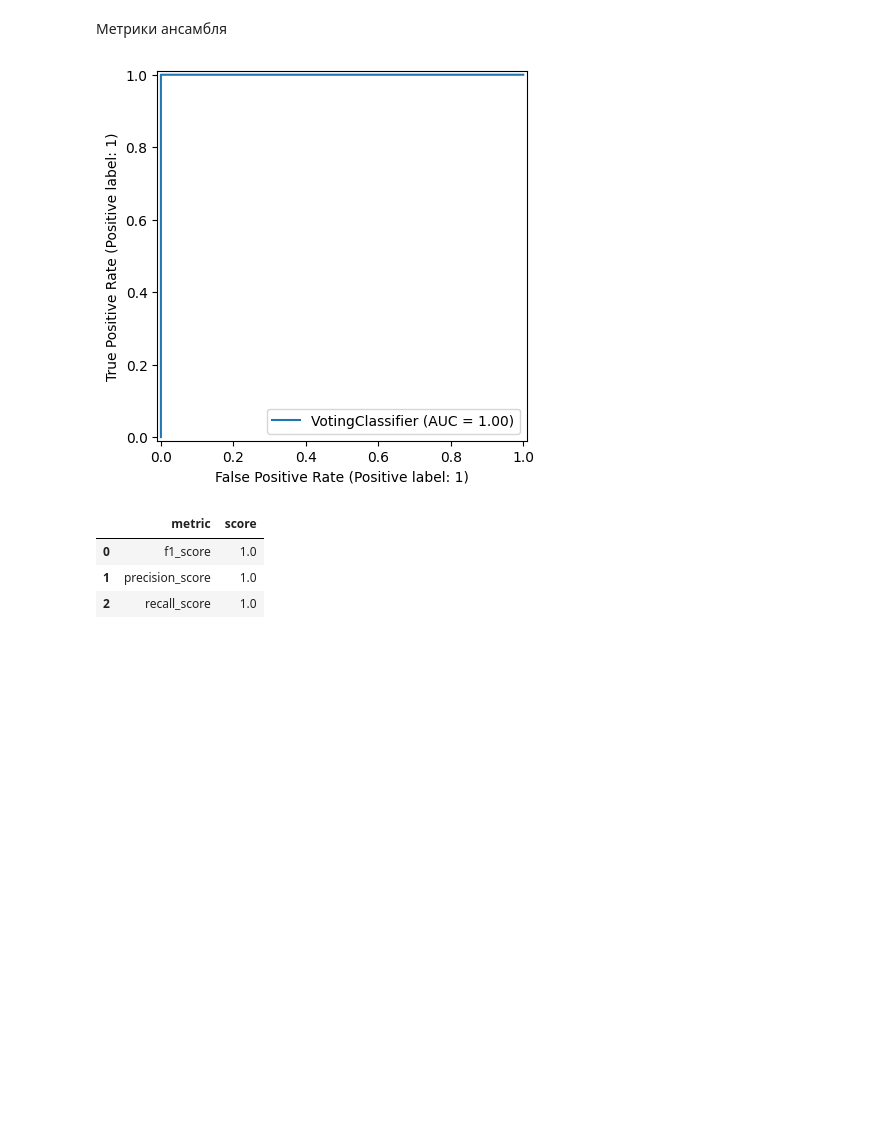
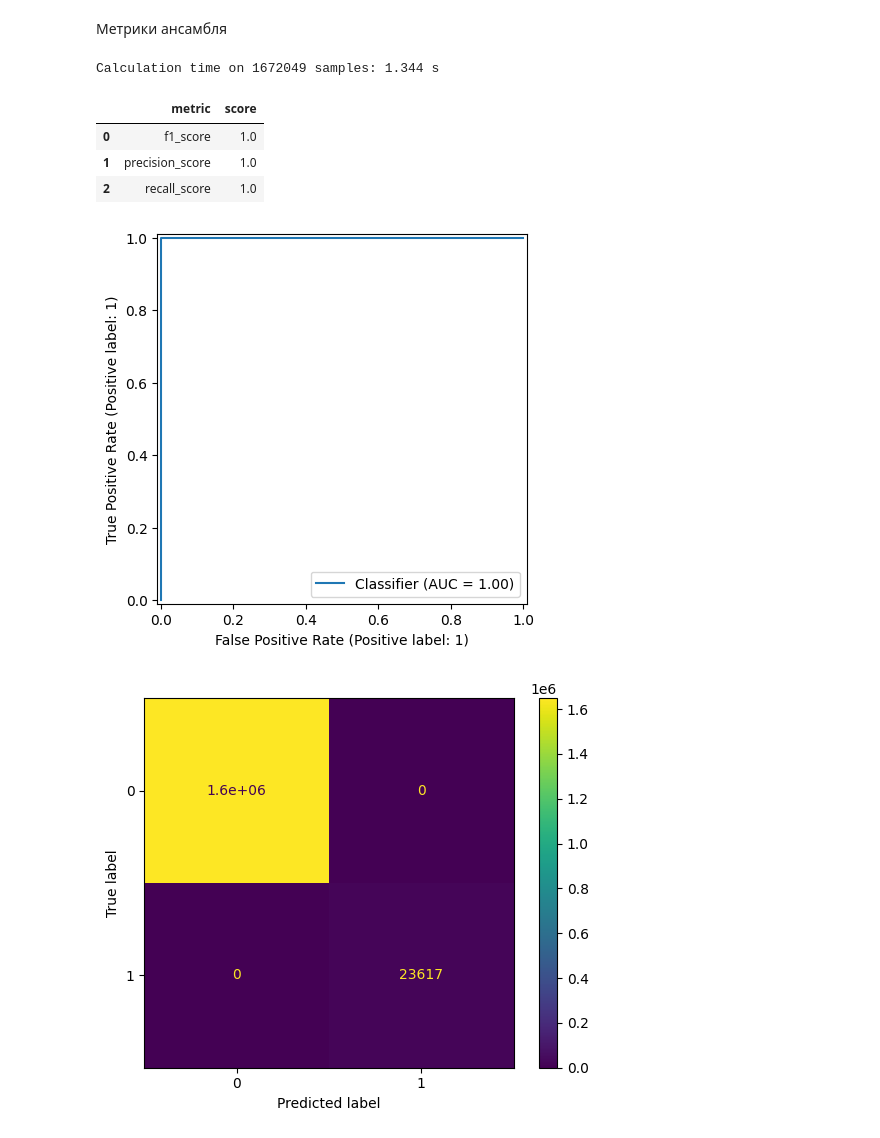
Before and after one commit to zibestr/AI-Hackathon-SFD, a Jupyter notebook: main.ipynb, the cells around one changed output. Drawn from its saved outputs; the diff is of its cells as text; code cells hidden in the pictures; blank space fills up the shorter version.

```diff
--- a/main.ipynb
+++ b/main.ipynb
@@ -587,25 +587,30 @@ Fold: 5, F1 score: 1.00000
 Метрики ансамбля
 # %%
 from sklearn.metrics import f1_score, precision_score, recall_score
+from time import time
 
 
 metrics = [
     f1_score,
     precision_score,
     recall_score
 ]
 
-RocCurveDisplay.from_estimator(clf, X, y)
-plt.show()
+start_time = time()
+y_pred = clf.predict(X)
+print(f'Calculation time on {y.size} samples: {(time() - start_time):.3f} s')
 
-y_pred = clf.predict(X)
+RocCurveDisplay.from_predictions(y, y_pred)
+ConfusionMatrixDisplay.from_predictions(y, y_pred)
 pd.DataFrame({
     'metric': [metric.__name__ for metric in metrics],
     'score': [metric(y, y_pred) for metric in metrics]
 })
 # %% [output]
+Calculation time on 1672049 samples: 1.344 s
+|  | metric | score |
+| 0 | f1_score | 1.0 |
+| 1 | precision_score | 1.0 |
+| 2 | recall_score | 1.0 |
-[figure, old version]
+[figure, new version]
-|  | metric | score |
-| 0 | f1_score | 1.0 |
-| 1 | precision_score | 1.0 |
-| 2 | recall_score | 1.0 |
+[figure, added]
```
